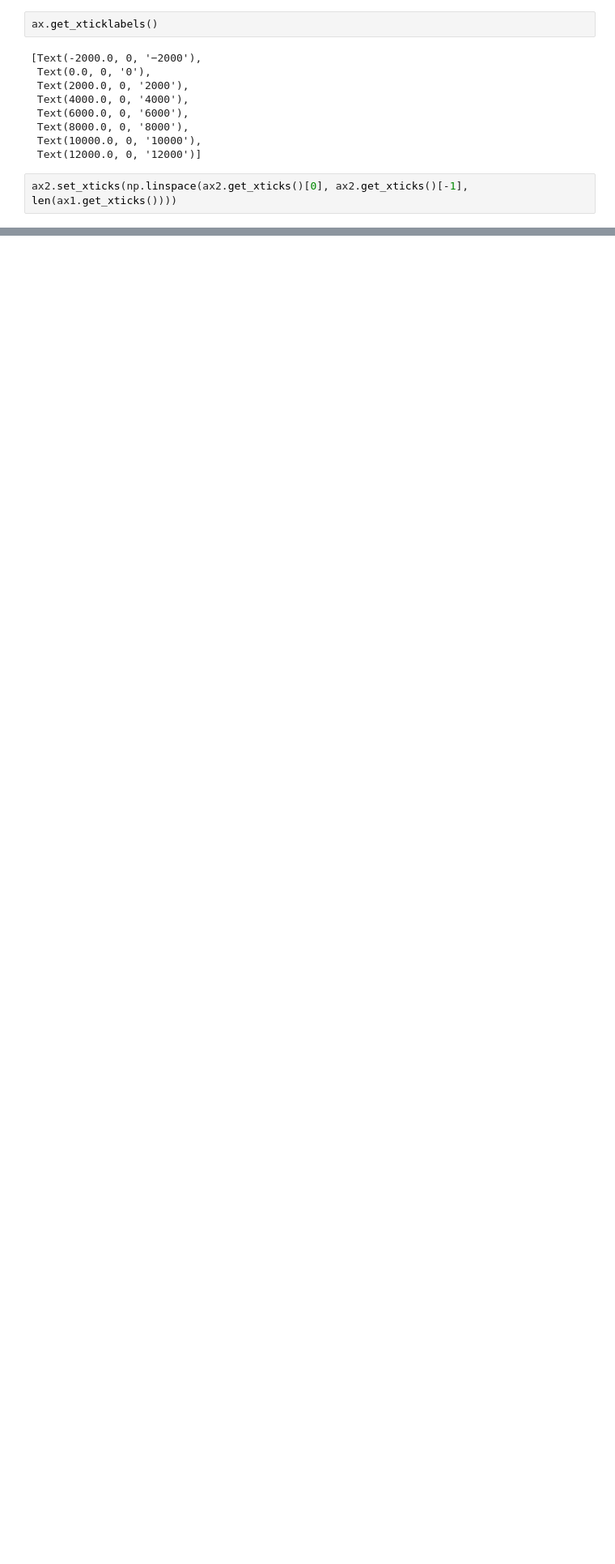
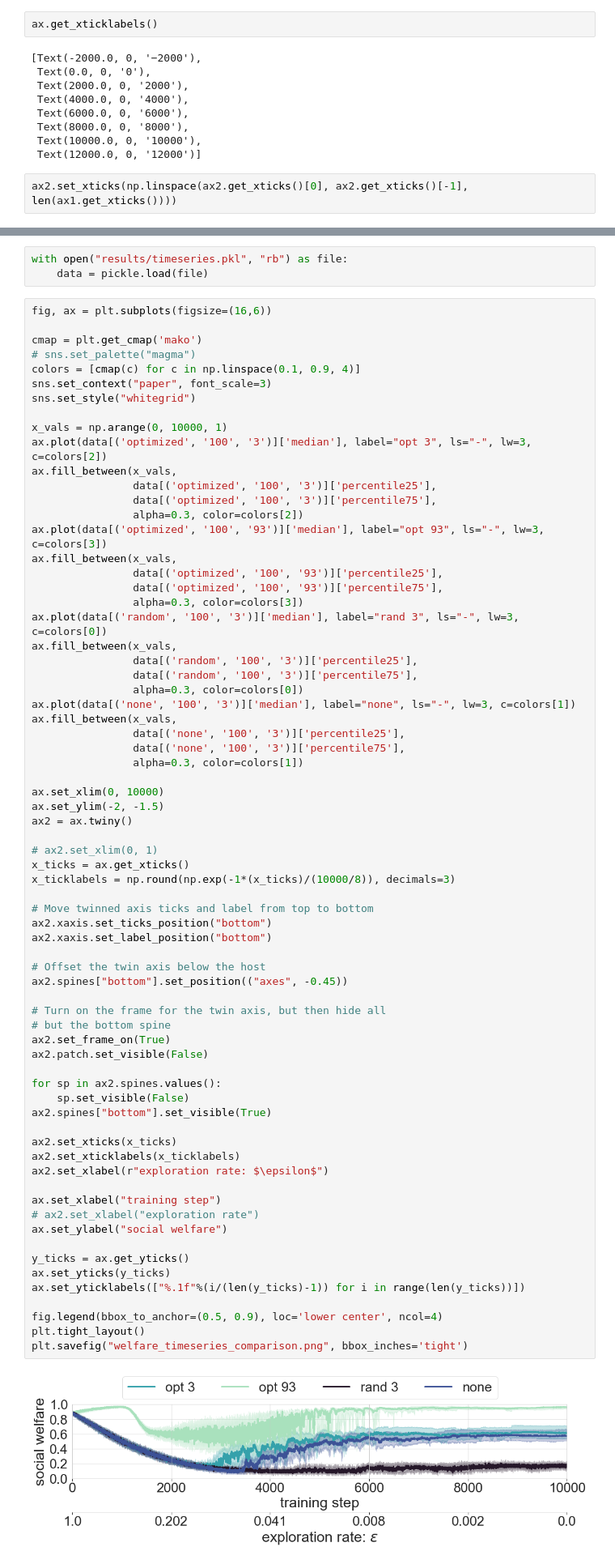
Before and after one commit to CCarissimo/manipulateRL, a Jupyter notebook: plotting.ipynb, the cells around one changed output, grey strips where cells are left out. Shown at 81% size. Saved outputs shown, nothing was run; the diff lists cells and outputs as text; blank space fills up the shorter version.

Commit message:
new plotting

```diff
--- a/plotting.ipynb
+++ b/plotting.ipynb
@@ -112,0 +118,75 @@ ax2.set_xticks(np.linspace(ax2.get_xticks()[0], ax2.get_xticks()[-1], len(ax1.ge
+# %%
+with open("results/timeseries.pkl", "rb") as file:
+    data = pickle.load(file)
+# %%
+fig, ax = plt.subplots(figsize=(16,6))
+
+cmap = plt.get_cmap('mako')
+# sns.set_palette("magma")
+colors = [cmap(c) for c in np.linspace(0.1, 0.9, 4)]
+sns.set_context("paper", font_scale=3)
+sns.set_style("whitegrid")
+
+x_vals = np.arange(0, 10000, 1)
+ax.plot(data[('optimized', '100', '3')]['median'], label="opt 3", ls="-", lw=3, c=colors[2])
+ax.fill_between(x_vals,
+                data[('optimized', '100', '3')]['percentile25'],
+                data[('optimized', '100', '3')]['percentile75'],
+                alpha=0.3, color=colors[2])
+ax.plot(data[('optimized', '100', '93')]['median'], label="opt 93", ls="-", lw=3, c=colors[3])
+ax.fill_between(x_vals,
+                data[('optimized', '100', '93')]['percentile25'],
+                data[('optimized', '100', '93')]['percentile75'],
+                alpha=0.3, color=colors[3])
+ax.plot(data[('random', '100', '3')]['median'], label="rand 3", ls="-", lw=3, c=colors[0])
+ax.fill_between(x_vals,
+                data[('random', '100', '3')]['percentile25'],
+                data[('random', '100', '3')]['percentile75'],
+                alpha=0.3, color=colors[0])
+ax.plot(data[('none', '100', '3')]['median'], label="none", ls="-", lw=3, c=colors[1])
+ax.fill_between(x_vals,
+                data[('none', '100', '3')]['percentile25'],
+                data[('none', '100', '3')]['percentile75'],
+                alpha=0.3, color=colors[1])
+
+ax.set_xlim(0, 10000)
+ax.set_ylim(-2, -1.5)
+ax2 = ax.twiny()
+
+# ax2.set_xlim(0, 1)
+x_ticks = ax.get_xticks()
+x_ticklabels = np.round(np.exp(-1*(x_ticks)/(10000/8)), decimals=3)
+
+# Move twinned axis ticks and label from top to bottom
+ax2.xaxis.set_ticks_position("bottom")
+ax2.xaxis.set_label_position("bottom")
+
+# Offset the twin axis below the host
+ax2.spines["bottom"].set_position(("axes", -0.45))
+
+# Turn on the frame for the twin axis, but then hide all
+# but the bottom spine
+ax2.set_frame_on(True)
+ax2.patch.set_visible(False)
+
+for sp in ax2.spines.values():
+    sp.set_visible(False)
+ax2.spines["bottom"].set_visible(True)
+
+ax2.set_xticks(x_ticks)
+ax2.set_xticklabels(x_ticklabels)
+ax2.set_xlabel(r"exploration rate: $\epsilon$")
+
+ax.set_xlabel("training step")
+# ax2.set_xlabel("exploration rate")
+ax.set_ylabel("social welfare")
+
+y_ticks = ax.get_yticks()
+ax.set_yticks(y_ticks)
+ax.set_yticklabels(["%.1f"%(i/(len(y_ticks)-1)) for i in range(len(y_ticks))])
+
+fig.legend(bbox_to_anchor=(0.5, 0.9), loc='lower center', ncol=4)
+plt.tight_layout()
+plt.savefig("welfare_timeseries_comparison.png", bbox_inches='tight')
+# %% [output]
+[figure, added]
```
Also changed, not shown: parts of 5 cells of this notebook.
